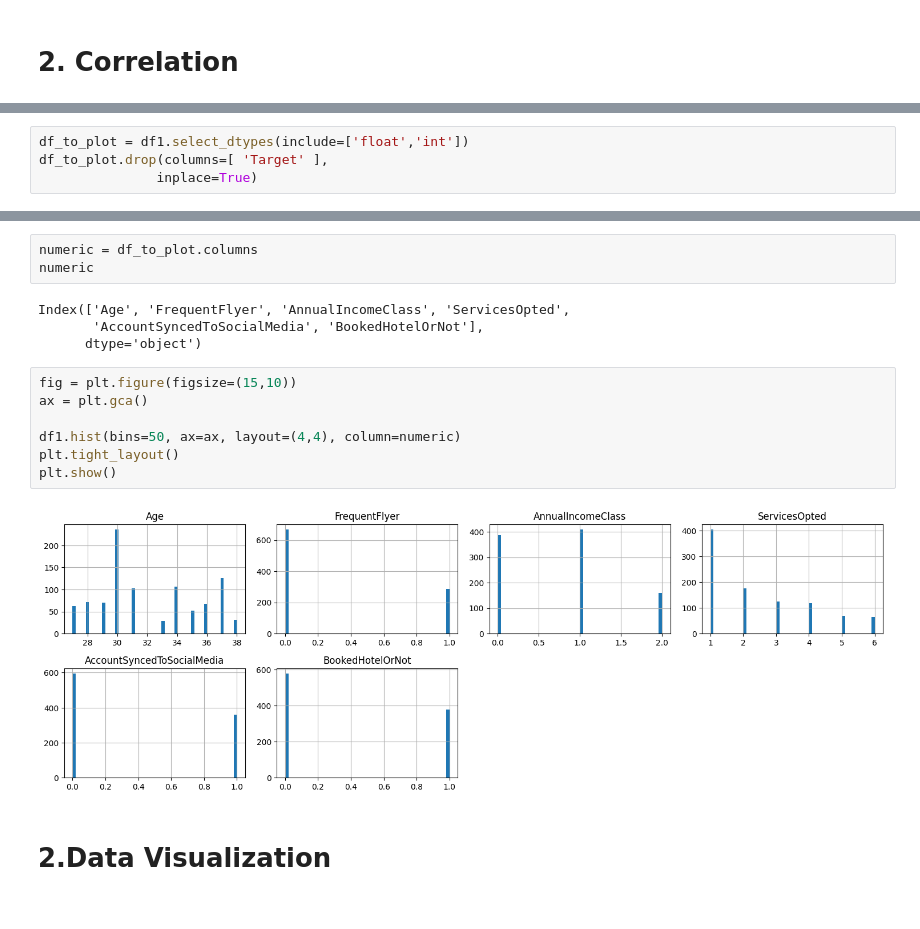
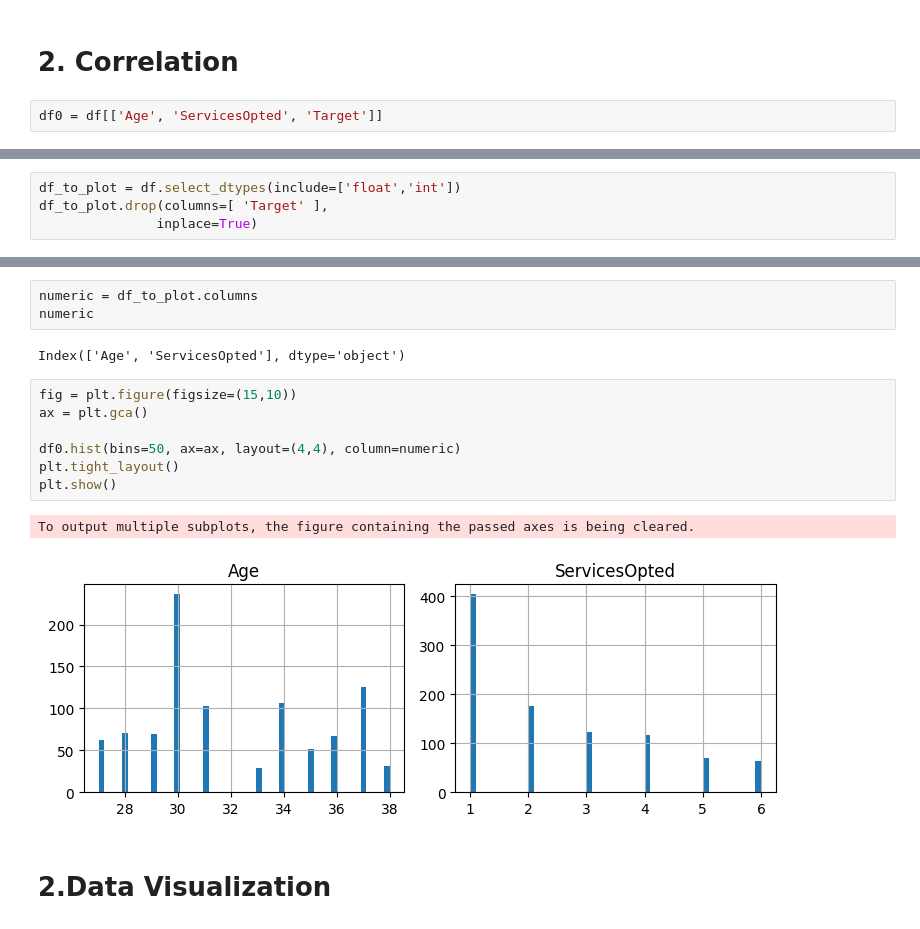
Before and after one commit to ariefprasetyohadi/Business-Analytics, a Jupyter notebook: Transportation_churn_(1).ipynb, the cells around one changed output, grey strips where cells are left out. Cells and saved outputs as stored; diff of their text form.

```diff
--- a/Transportation_churn_(1).ipynb
+++ b/Transportation_churn_(1).ipynb
@@ -115,4 +105,6 @@ memory usage: 52.3 KB
 # %% [markdown]
 # 2. Correlation
+# %%
+df0 = df[['Age', 'ServicesOpted', 'Target']]
 # %%
 #heatmap correlation
@@ -123,5 +117,5 @@ sns.heatmap(df1.corr(),annot=True, fmt='1.2f')
 # %%
-df_to_plot = df1.select_dtypes(include=['float','int'])
+df_to_plot = df.select_dtypes(include=['float','int'])
 df_to_plot.drop(columns=[ 'Target' ],
                inplace=True)
 # %%
@@ -133,18 +127,17 @@ plt.subplots_adjust(wspace=0.5);
 numeric = df_to_plot.columns
 numeric
 # %% [output]
-Index(['Age', 'FrequentFlyer', 'AnnualIncomeClass', 'ServicesOpted',
-       'AccountSyncedToSocialMedia', 'BookedHotelOrNot'],
-      dtype='object')
+Index(['Age', 'ServicesOpted'], dtype='object')
 # %%
 fig = plt.figure(figsize=(15,10))
 ax = plt.gca()
 
-df1.hist(bins=50, ax=ax, layout=(4,4), column=numeric)
+df0.hist(bins=50, ax=ax, layout=(4,4), column=numeric)
 plt.tight_layout()
 plt.show()
 # %% [output]
+To output multiple subplots, the figure containing the passed axes is being cleared.
-[figure, old version]
+[figure, new version]
 # %% [markdown]
 # 2.Data Visualization
 # %% [markdown]
```
Also changed, not shown: parts of 33 cells of this notebook.
